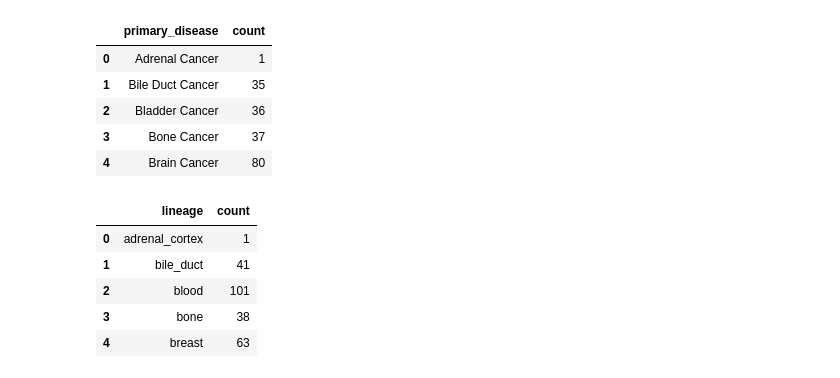
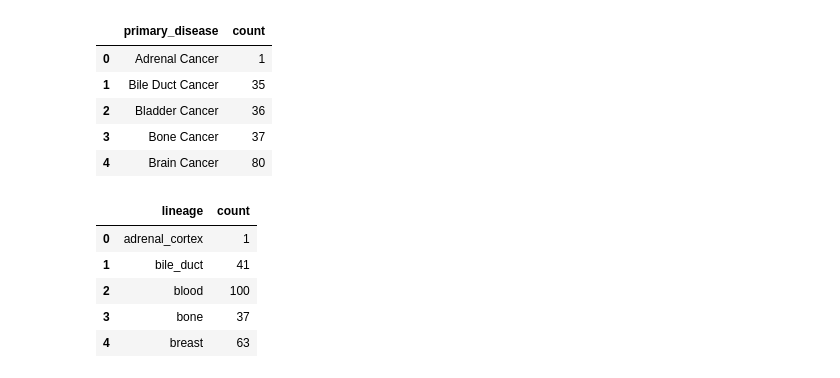
Before and after one commit to greenelab/pancancer-evaluation, a Jupyter notebook: 08_cell_line_prediction/download_data.ipynb, the cells around one changed output. Saved outputs shown, nothing was run; the diff lists cells and outputs as text; code cells hidden in the pictures.

```diff
--- a/08_cell_line_prediction/download_data.ipynb
+++ b/08_cell_line_prediction/download_data.ipynb
@@ -208,20 +222,20 @@ ccle_exp_cancer_types.head()
 | 3 | Bone Cancer | 37 |
 | 4 | Brain Cancer | 80 |
 # %%
-ccle_exp_tissues = (ccle_sample_info_df
-    .reindex(ccle_expression_df.index)
+ccle_tissues = (ccle_sample_info_df
+    .reindex(all_index)
     .groupby('lineage')
     .count()
     .reset_index()
     .iloc[:, [0, 1]]
     .rename(columns={'cell_line_name': 'count'})
 )
 
-ccle_exp_tissues.head()
+ccle_tissues.head()
 # %% [output]
 |  | lineage | count |
 | 0 | adrenal_cortex | 1 |
 | 1 | bile_duct | 41 |
-| 2 | blood | 101 |
-| 3 | bone | 38 |
+| 2 | blood | 100 |
+| 3 | bone | 37 |
 | 4 | breast | 63 |
```
Also changed, not shown: parts of 12 cells of this notebook, 1 other file.
